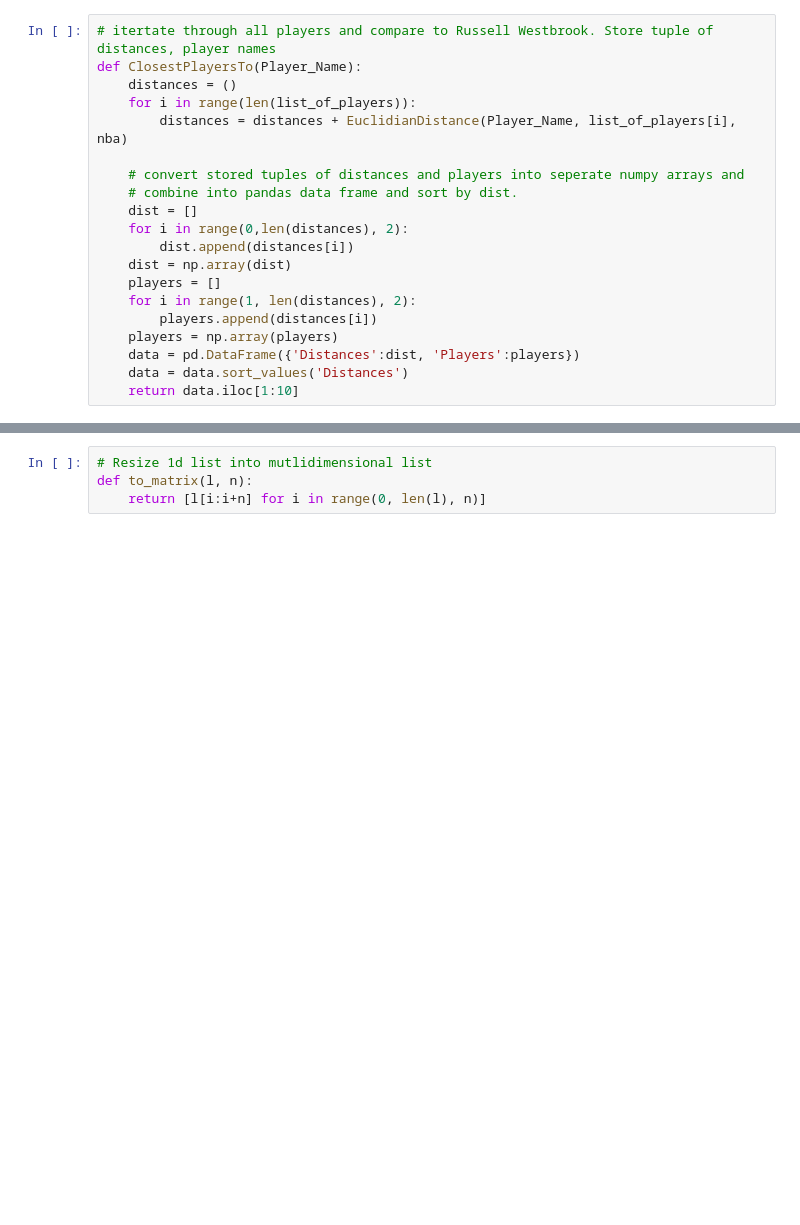
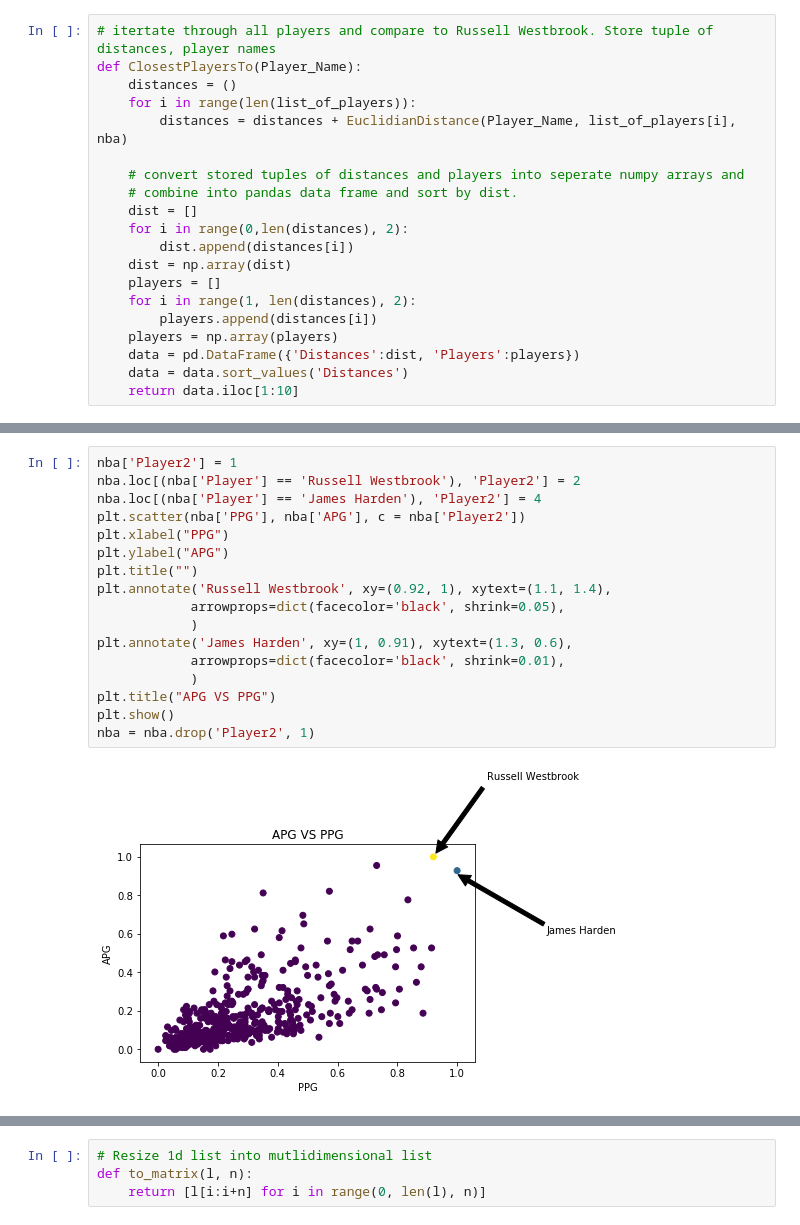
Before and after one commit to rdavtian/CPE-466-Final-Project, a Jupyter notebook: TestingK_five_classes.ipynb, the cells around one changed output, grey strips where cells are left out. Saved outputs shown, nothing was run; the diff lists cells and outputs as text; blank space fills up the shorter version.

```diff
--- a/TestingK_five_classes.ipynb
+++ b/TestingK_five_classes.ipynb
@@ -74,0 +94,19 @@ ClosestPlayersTo("Russell Westbrook")
+# %%
+nba['Player2'] = 1
+nba.loc[(nba['Player'] == 'Russell Westbrook'), 'Player2'] = 2
+nba.loc[(nba['Player'] == 'James Harden'), 'Player2'] = 4
+plt.scatter(nba['PPG'], nba['APG'], c = nba['Player2'])
+plt.xlabel("PPG")
+plt.ylabel("APG")
+plt.title("")
+plt.annotate('Russell Westbrook', xy=(0.92, 1), xytext=(1.1, 1.4),
+            arrowprops=dict(facecolor='black', shrink=0.05),
+            )
+plt.annotate('James Harden', xy=(1, 0.91), xytext=(1.3, 0.6),
+            arrowprops=dict(facecolor='black', shrink=0.01),
+            )
+plt.title("APG VS PPG")
+plt.show()
+nba = nba.drop('Player2', 1)
+# %% [output]
+[figure, added]
```
Also changed, not shown: parts of 15 cells of this notebook, 1 other file.
